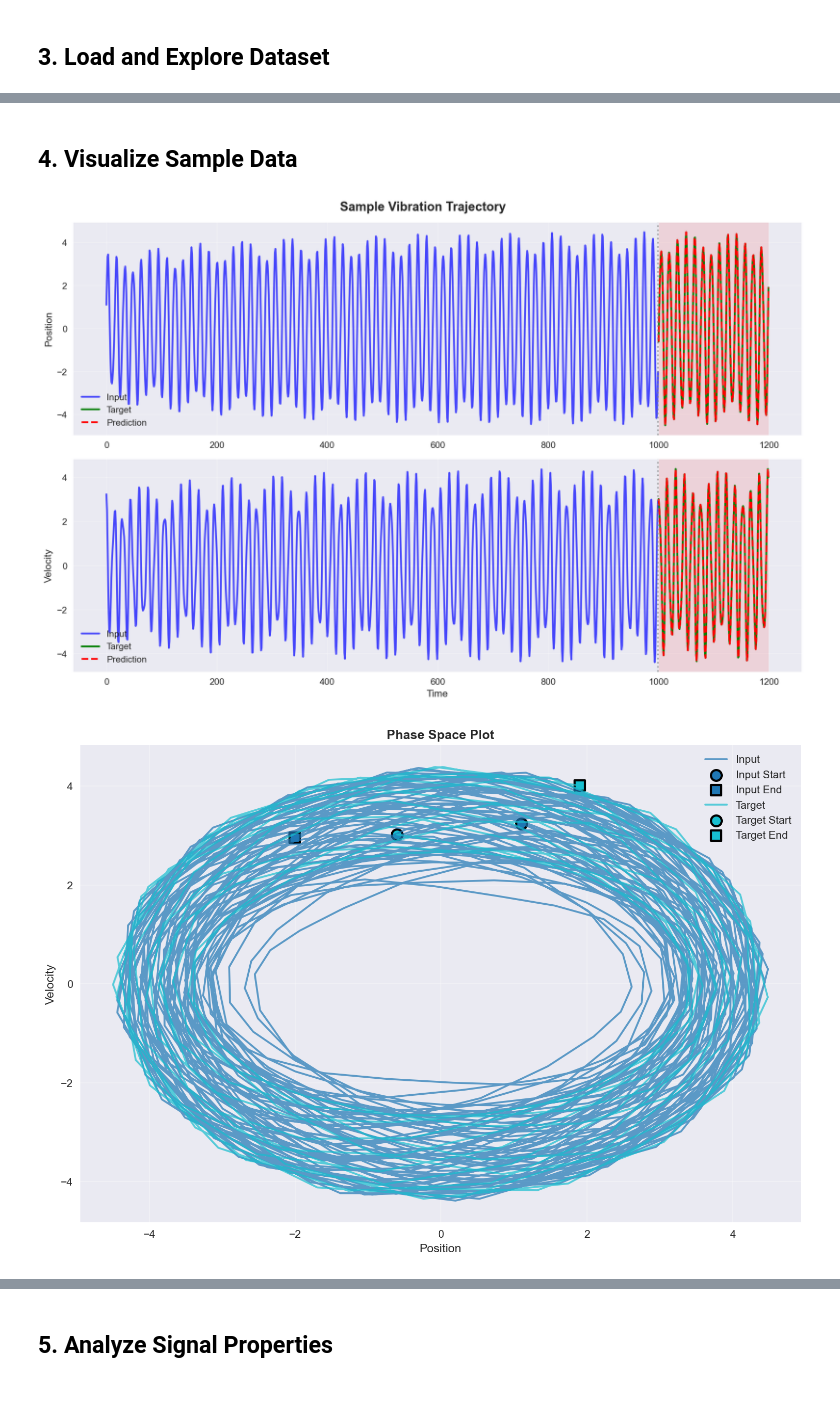
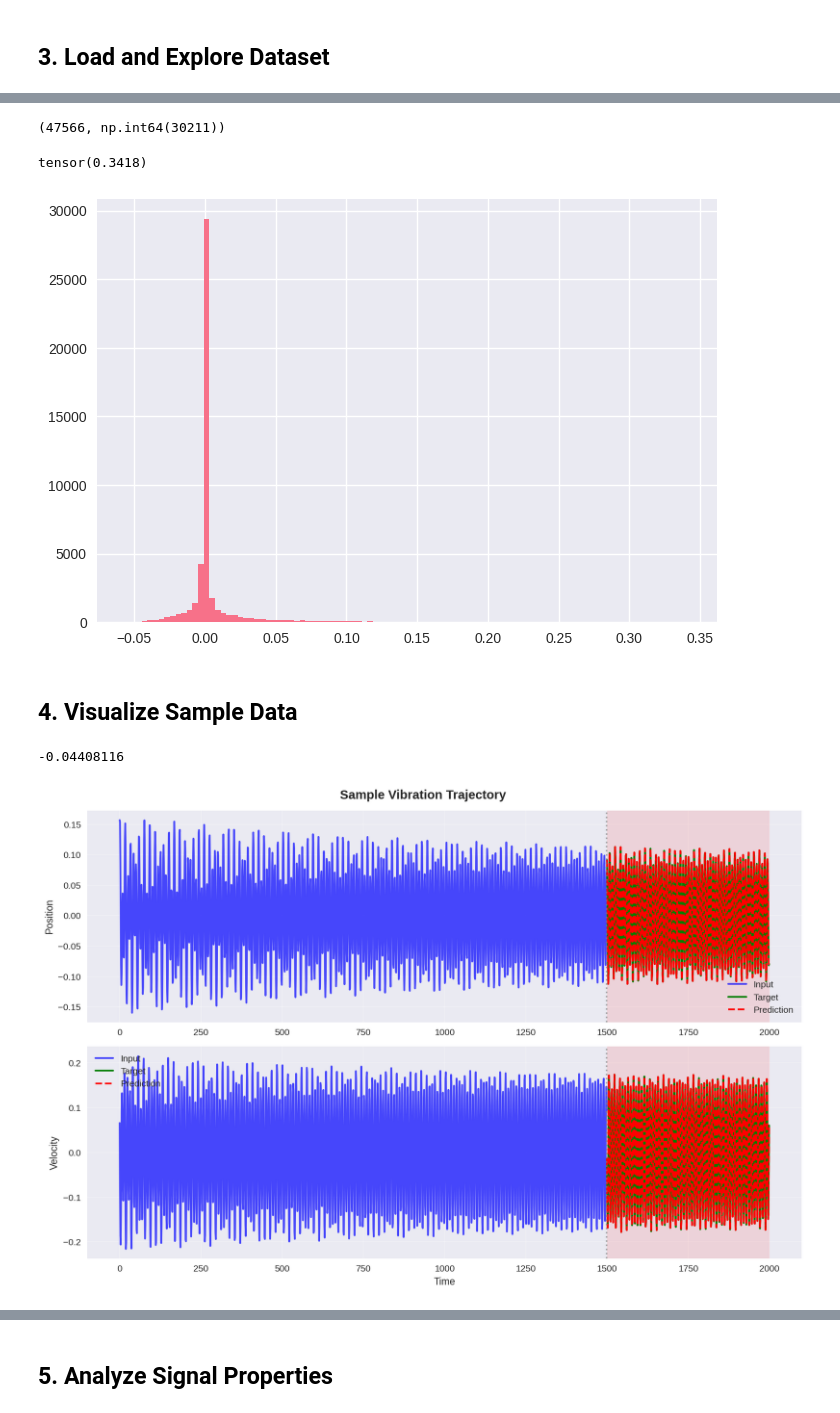
Before and after one commit to aHadoouken/timeseries_forecasting, a Jupyter notebook: example_usage.ipynb, the cells around one changed output, grey strips where cells are left out. Drawn from its saved outputs; the diff is of its cells as text; code cells hidden in the pictures.

```diff
--- a/example_usage.ipynb
+++ b/example_usage.ipynb
@@ -87,8 +90,10 @@ config
 # Create dataset
 dataset_config = {
     'data_path': 'create_datasets/datasets/mathieu_delayed_dataset_shrink.pkl',
-    'window_size': config['data']['window_size'],
-    'prediction_horizon': config['data']['prediction_horizon'],
+    # 'window_size': config['data']['window_size'],
+    # 'prediction_horizon': config['data']['prediction_horizon'],
+    'window_size': 1500,
+    'prediction_horizon': 500,
     'stride': config['data']['stride'],
     'train_split': config['data']['train_split'],
     'val_split': config['data']['val_split'],
@@ -99,7 +104,9 @@ dataset_config = {
 }
 
 dataset_config["sampling_rate"] = 4
-dataset_config["stride"] = dataset_config["window_size"]
+# dataset_config["stride"] = dataset_config["window_size"]
+dataset_config["stride"] = 500
+dataset_config["normalization"] = "min_max"
 
 print(json.dumps(dataset_config, indent=2))
 # Create train dataset to explore
@@ -141,34 +157,50 @@ train_dataset.scalers
+# %%
+len(diffs), np.argmax(diffs)
+# %% [output]
+(47566, np.int64(30211))
+# %%
+diffs[30211]
+# %% [output]
+tensor(0.3418)
+# %%
+plt.hist(diffs,bins=100);
+# %% [output]
+[figure, added]
 # %% [markdown]
 ## 4. Visualize Sample Data
 # %%
 # Create visualizer
 visualizer = VibrationVisualizer()
 
 # Get sample data
-sample = train_dataset[240]
+sample = train_dataset[1]
 features = sample['features'].numpy()
 targets = sample['targets'].numpy()
+
+max_f = features[:, 0].max()
+max_t = targets[:, 0].max()
+print(max_t - max_f)
 
 # Plot trajectory comparison (using features as input, targets as ground truth)
 fig = visualizer.plot_trajectory_comparison(
     input_data=features,
     target_data=targets,
     predicted_data=targets,  # Using targets as "prediction" for visualization
     feature_names=['Position', 'Velocity'],
     title='Sample Vibration Trajectory'
 )
 plt.show()
 
 # Plot phase space
-fig = visualizer.plot_phase_space(
-    trajectories=[features, targets],
-    labels=['Input', 'Target'],
-    title='Phase Space Plot'
-)
+# fig = visualizer.plot_phase_space(
+#     trajectories=[features, targets],
+#     labels=['Input', 'Target'],
+#     title='Phase Space Plot'
+# )
 plt.show()
 # %% [output]
+-0.04408116
-[figure, old version]
+[figure, new version]
-[figure, removed]
 # %%
 plt.figure(figsize=(15, 3))
 plt.plot(np.arange(len(features[:200, 0])), features[:200, 0], "-*")
```
Also changed, not shown: parts of 29 cells of this notebook, 7 other files.
